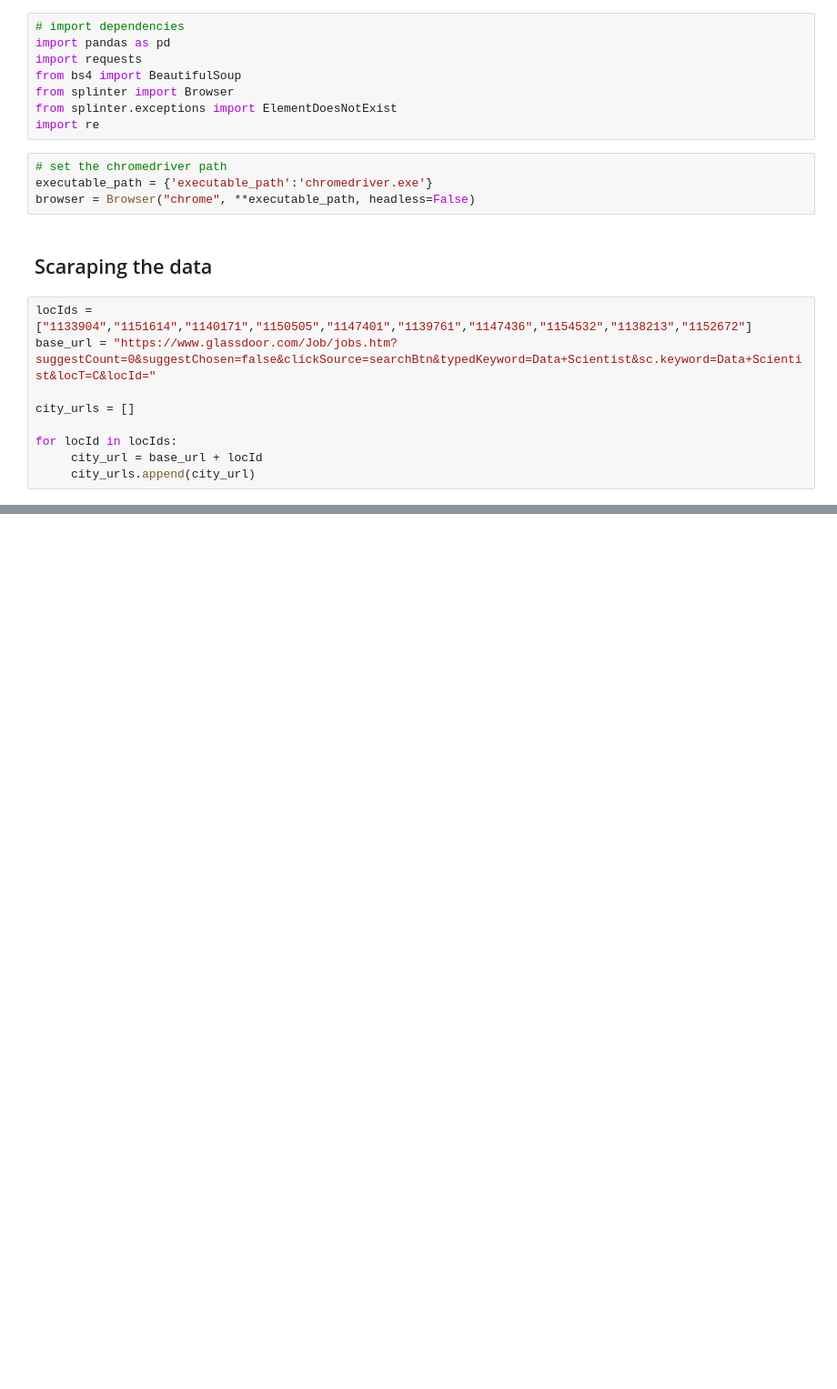
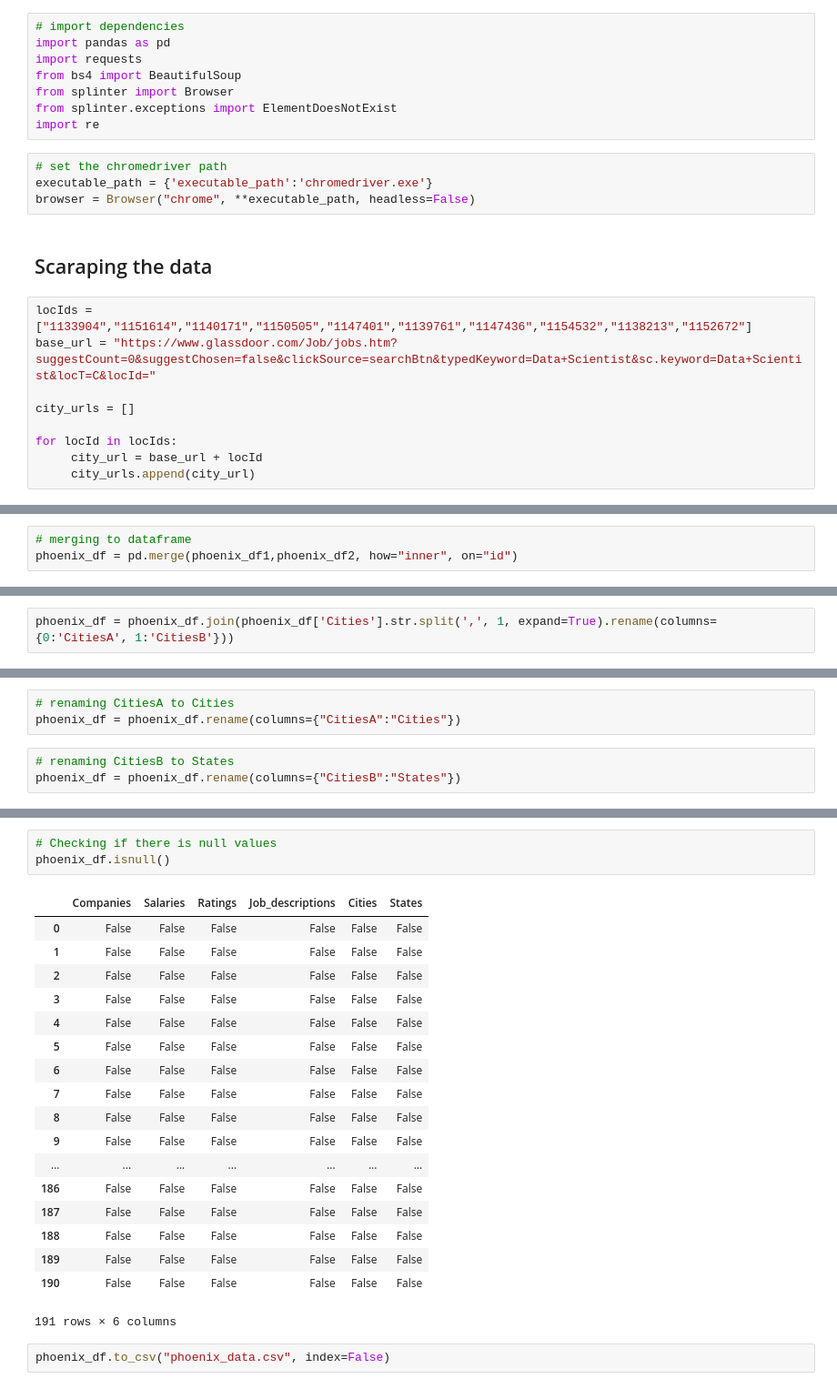
Before and after one commit to bestsmashever/Data-Visualization-Project, a Jupyter notebook: glassdoor_project.ipynb, the cells around one changed output, grey strips where cells are left out. Shown: that part at 91% size. Cells and saved outputs as stored; diff of their text form; blank space fills up the shorter version.

```diff
--- a/glassdoor_project.ipynb
+++ b/glassdoor_project.ipynb
@@ -118,0 +134,3 @@ city_url = [philadelphia_url, phoenix_url,houston_url,seattle_url,sanfrancisco_u
+# %%
+# merging to dataframe
+phoenix_df = pd.merge(phoenix_df1,phoenix_df2, how="inner", on="id")
@@ -118,0 +151,2 @@ city_url = [philadelphia_url, phoenix_url,houston_url,seattle_url,sanfrancisco_u
+# %%
+phoenix_df = phoenix_df.join(phoenix_df['Cities'].str.split(',', 1, expand=True).rename(columns={0:'CitiesA', 1:'CitiesB'}))
@@ -118,0 +166,6 @@ city_url = [philadelphia_url, phoenix_url,houston_url,seattle_url,sanfrancisco_u
+# %%
+# renaming CitiesA to Cities
+phoenix_df = phoenix_df.rename(columns={"CitiesA":"Cities"})
+# %%
+# renaming CitiesB to States
+phoenix_df = phoenix_df.rename(columns={"CitiesB":"States"})
@@ -118,0 +181,24 @@ city_url = [philadelphia_url, phoenix_url,houston_url,seattle_url,sanfrancisco_u
+# %%
+# Checking if there is null values
+phoenix_df.isnull()
+# %% [output]
+|  | Companies | Salaries | Ratings | Job_descriptions | Cities | States |
+| 0 | False | False | False | False | False | False |
+| 1 | False | False | False | False | False | False |
+| 2 | False | False | False | False | False | False |
+| 3 | False | False | False | False | False | False |
+| 4 | False | False | False | False | False | False |
+| 5 | False | False | False | False | False | False |
+| 6 | False | False | False | False | False | False |
+| 7 | False | False | False | False | False | False |
+| 8 | False | False | False | False | False | False |
+| 9 | False | False | False | False | False | False |
+| ... | ... | ... | ... | ... | ... | ... |
+| 186 | False | False | False | False | False | False |
+| 187 | False | False | False | False | False | False |
+| 188 | False | False | False | False | False | False |
+| 189 | False | False | False | False | False | False |
+| 190 | False | False | False | False | False | False |
+191 rows × 6 columns
+# %%
+phoenix_df.to_csv("phoenix_data.csv", index=False)
```
Also changed, not shown: parts of 105 cells of this notebook, 4 other files.
